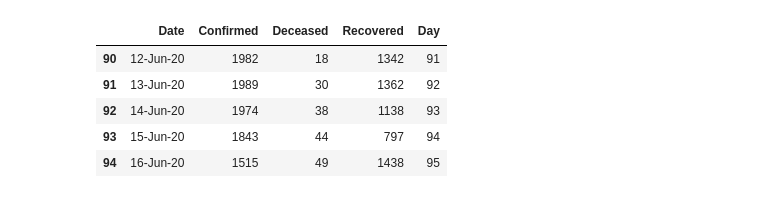
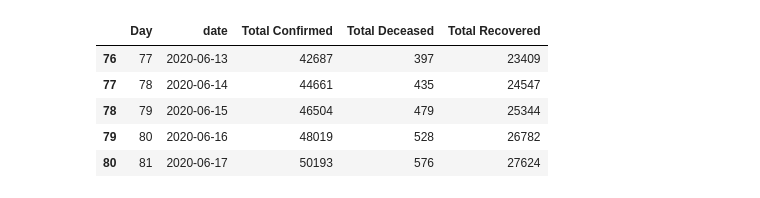
Before and after one commit to skbhere/COVID-19-Case-Forecasting, a Jupyter notebook: TN.ipynb, the cells around one changed output. Saved outputs shown, nothing was run; the diff lists cells and outputs as text; code cells hidden in the pictures.

```diff
--- a/TN.ipynb
+++ b/TN.ipynb
@@ -14,0 +6,12 @@ df.tail()
+# %%
+df0 = pd.read_json("https://api.covid19india.org/v3/timeseries.json")
+# %%
+
+TN = df0['TN']
+TN =TN.to_dict()
+data = pd.DataFrame.from_dict(TN)
+data =  data.transpose()
+data = data['total']
+data = data.drop(data.index[:30])
+df2=pd.DataFrame(data)
+data['2020-06-17']
@@ -15,6 +20,33 @@ df.tail()
+# %%
+con = []
+dec = []
+rec = []
+
+for index, value in data.items():
+    #print(index)
+    con.append(data[index]['confirmed'])
+    dec.append(data[index]['deceased'])
+    rec.append(data[index]['recovered'])
+    #test.append(data[index]['tested'])
+n = len(data)
+day = list(range(1, n+1))
+dict1 = { 'Day' : day,
+'date' : data.index.values,
+'Total Confirmed' :con,
+'Total Deceased' : dec,
+'Total Recovered' : rec,
+#'test' : test,
+}
+
+dict1
+DF= pd.DataFrame(dict1)
+DF=DF.head(len(DF)-1)
+
+#data['2020-06-13']['confirmed']
 # %%
 #df = df.drop(['Date','Total Confirmed','Daily Recovered', 'Total Recovered','Daily Deceased','Daily Confirmed'], axis=1)
 # %%
 #df=df.tail(10)
 ta=47
 df2=df.tail(ta)
+df1 =DF.tail(10)
@@ -107,9 +192,9 @@ final = pd.DataFrame(dict)
 # %%
-df.tail()
+df1.tail()
 # %% [output]
-|  | Date | Confirmed | Deceased | Recovered | Day |
-| 90 | 12-Jun-20 | 1982 | 18 | 1342 | 91 |
-| 91 | 13-Jun-20 | 1989 | 30 | 1362 | 92 |
-| 92 | 14-Jun-20 | 1974 | 38 | 1138 | 93 |
-| 93 | 15-Jun-20 | 1843 | 44 | 797 | 94 |
-| 94 | 16-Jun-20 | 1515 | 49 | 1438 | 95 |
+|  | Day | date | Total Confirmed | Total Deceased | Total Recovered |
+| 76 | 77 | 2020-06-13 | 42687 | 397 | 23409 |
+| 77 | 78 | 2020-06-14 | 44661 | 435 | 24547 |
+| 78 | 79 | 2020-06-15 | 46504 | 479 | 25344 |
+| 79 | 80 | 2020-06-16 | 48019 | 528 | 26782 |
+| 80 | 81 | 2020-06-17 | 50193 | 576 | 27624 |
```
Also changed, not shown: parts of 12 cells of this notebook, 4 other files.
